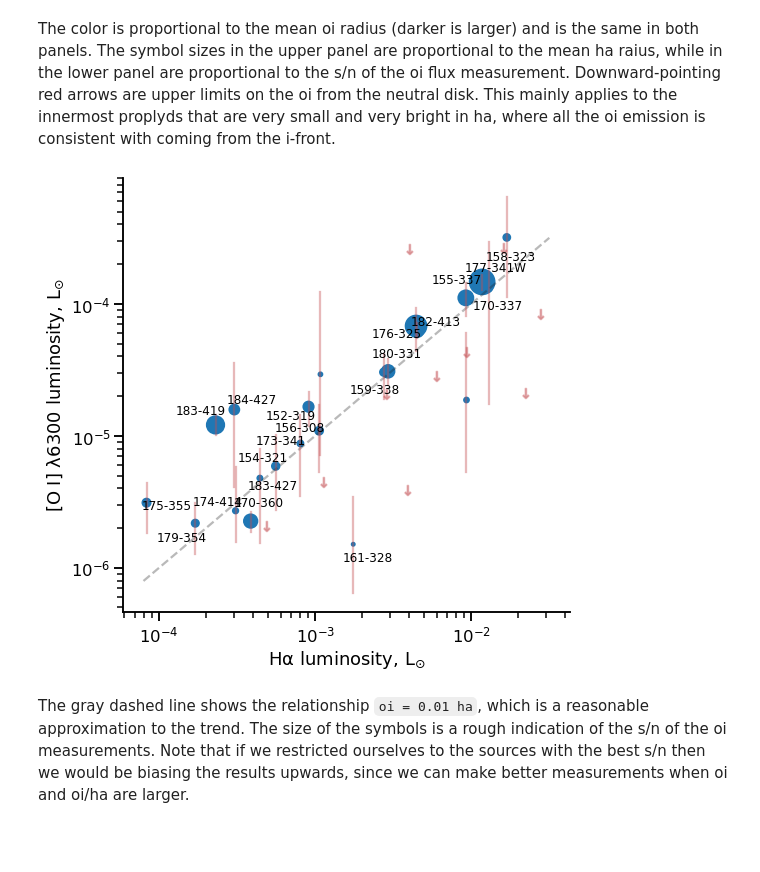
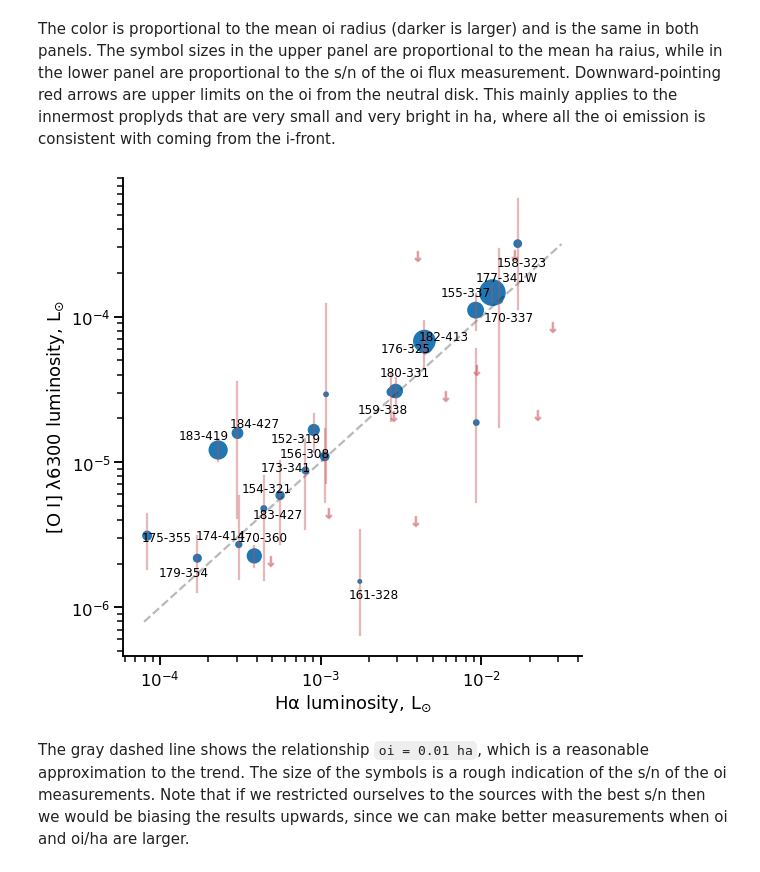
Before and after one commit to will-henney/neutral-proplyds, a Jupyter notebook: notebooks/02-all-proplyds-PC.ipynb, the cells around one changed output. Drawn from its saved outputs; the diff is of its cells as text; code cells hidden in the pictures; blank space fills up the shorter version.

```diff
--- a/notebooks/02-all-proplyds-PC.ipynb
+++ b/notebooks/02-all-proplyds-PC.ipynb
@@ -979,34 +981,35 @@ for row in results_table:
         )
     else:
         ax.scatter(
             row["L_ha"].value,
             row["L_oi_hi"].value,
             marker="$\downarrow$",
             color="r",
             s=100,
             alpha=0.4,
         )
     if row["s/n"] > 0.5:
         ax.annotate(
             row["Name"],
             (row["L_ha"].value, row["L_oi"].value),
             xytext=(20 * np.cos(th), 20 * np.sin(th)),
             textcoords='offset points',
             ha="center",
             va="center",
             fontsize=12,
         )
         th += 2.2
 ax.set(
     xlabel="Hα luminosity, L$_⊙$",
     ylabel="[O I] λ6300 luminosity, L$_⊙$",
     xscale="log",
     yscale="log",
 )
 sns.despine()
+fig.tight_layout()
 ...;
 # %% [output]
-[figure, old version]
+[figure, new version]
 # %% [markdown]
 The gray dashed line shows the relationship `oi = 0.01 ha`, which is a reasonable approximation to the trend. The size of the symbols is a rough indication of the s/n of the oi measurements.  Note that if we restricted ourselves to the sources with the best s/n then we would be biasing the results upwards, since we can make better measurements when oi and oi/ha are larger.
 # %%
```
Also changed, not shown: parts of 2 cells of this notebook, 7 other files.
